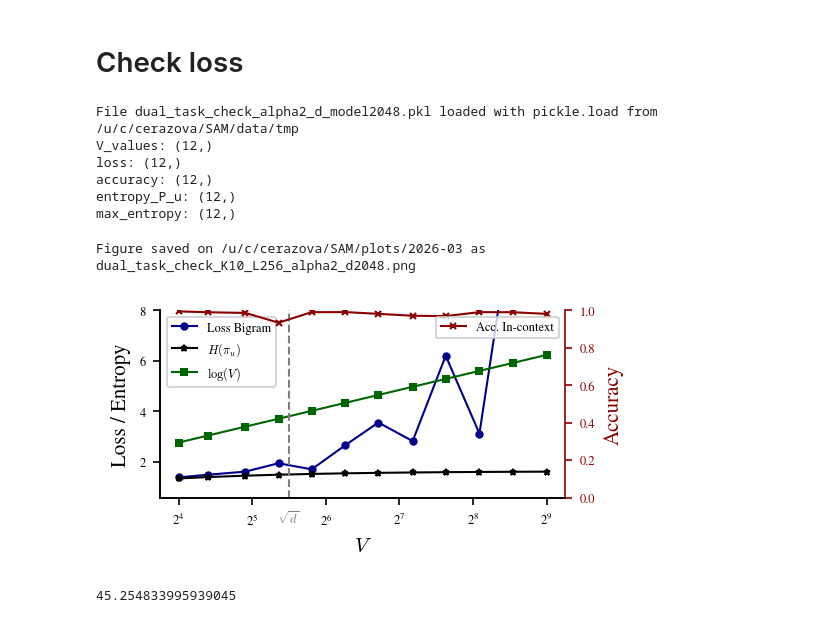
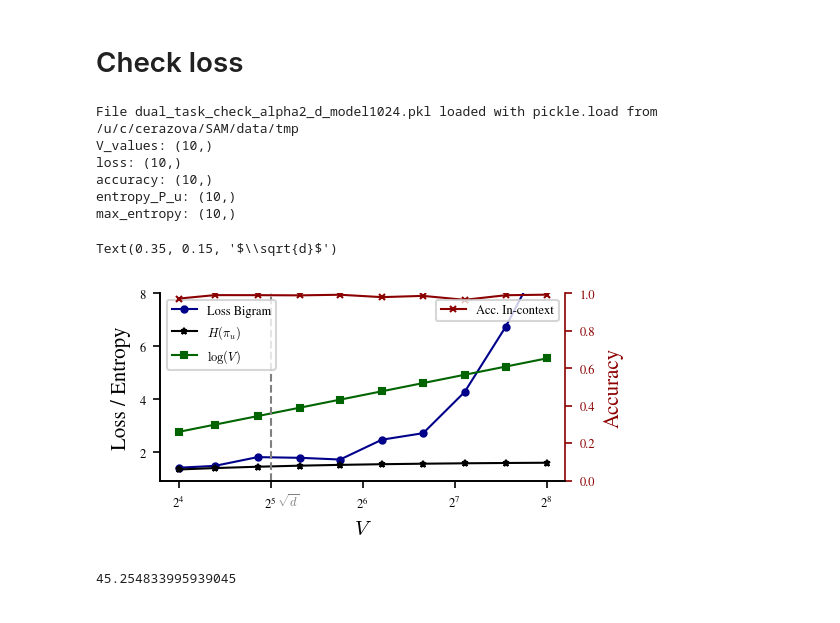
Before and after one commit to CristopherErazo/SAM, a Jupyter notebook: notebooks/26_03_11_Dual_Task.ipynb, the cells around one changed output. Saved outputs shown, nothing was run; the diff lists cells and outputs as text; code cells hidden in the pictures.

```diff
--- a/notebooks/26_03_11_Dual_Task.ipynb
+++ b/notebooks/26_03_11_Dual_Task.ipynb
@@ -77,7 +77,7 @@ Figure saved on /u/c/cerazova/SAM/plots/2026-03 as dual_task.png
 # %% [markdown]
 # Check loss
 # %%
-d = 2048
+d = 1024
 alpha = 2
 
 data = load_data('dual_task_check',experiment_name='tmp',params={'d_model':d,'alpha':alpha})
@@ -86,48 +86,48 @@ for key in data.keys():
     data[key] = np.array(data[key])
     print(f"{key}: {data[key].shape}")
 # %% [output]
-File dual_task_check_alpha2_d_model2048.pkl loaded with pickle.load from /u/c/cerazova/SAM/data/tmp
-V_values: (12,)
-loss: (12,)
-accuracy: (12,)
-entropy_P_u: (12,)
-max_entropy: (12,)
+File dual_task_check_alpha2_d_model1024.pkl loaded with pickle.load from /u/c/cerazova/SAM/data/tmp
+V_values: (10,)
+loss: (10,)
+accuracy: (10,)
+entropy_P_u: (10,)
+max_entropy: (10,)
 # %%
 # Settings
 
 set_font_sizes(conf='tight')
 
 
 # Plot
 fig , axes = create_fig()
 
 ax = axes
 ax.spines['right'].set_visible(True)
 ax.spines['right'].set_color('darkred')
 ax.set_xlabel(r'$V$')
 ax.set_ylabel('Loss / Entropy')
 ax.set_xscale('log',base=2)
 ax.plot(data['V_values'],data['loss'],label='Loss Bigram',color='darkblue',marker='o',markersize=3,lw=1)
 ax.plot(data['V_values'],data['entropy_P_u'],label=r'$H(\pi_u)$',color='black',marker='*',markersize=3,lw=1)
 ax.plot(data['V_values'],data['max_entropy'],label=r'$\log(V)$',color='darkgreen',marker='s',markersize=3,lw=1)
 ax.legend(loc=2)
 ax.axvline(math.sqrt(d),color='gray',ls='--',label=r'$\sqrt{d}$',lw=1)
 ax.set_ylim(top=8)
 
 ax_twin = ax.twinx()
 ax_twin.set_ylabel(r'Accuracy',color='darkred')
 ax_twin.plot(data['V_values'],data['accuracy'],color='darkred',label='Acc. In-context',marker='x',markersize=3,lw=1)
 ax_twin.legend(loc=1)
 ax_twin.set_ylim(0,1)
 # color the axis red
 ax_twin.tick_params(axis='y', colors='darkred')
 
 fig.text(0.35,0.15,r'$\sqrt{d}$',color='gray',ha='center',size=FONTSIZES['xs'])
 
-save_fig(fig,'dual_task_check',params={'d':d,'alpha':alpha,'L':256,'K':10},date=True)
+# save_fig(fig,'dual_task_check',params={'d':d,'alpha':alpha,'L':256,'K':10},date=True)
 # %% [output]
-Figure saved on /u/c/cerazova/SAM/plots/2026-03 as dual_task_check_K10_L256_alpha2_d2048.png
+Text(0.35, 0.15, '$\\sqrt{d}$')
-[figure, old version]
+[figure, new version]
 # %%
 math.sqrt(d)
 # %% [output]
```
Also changed, not shown: parts of 2 cells of this notebook, 4 other files.
